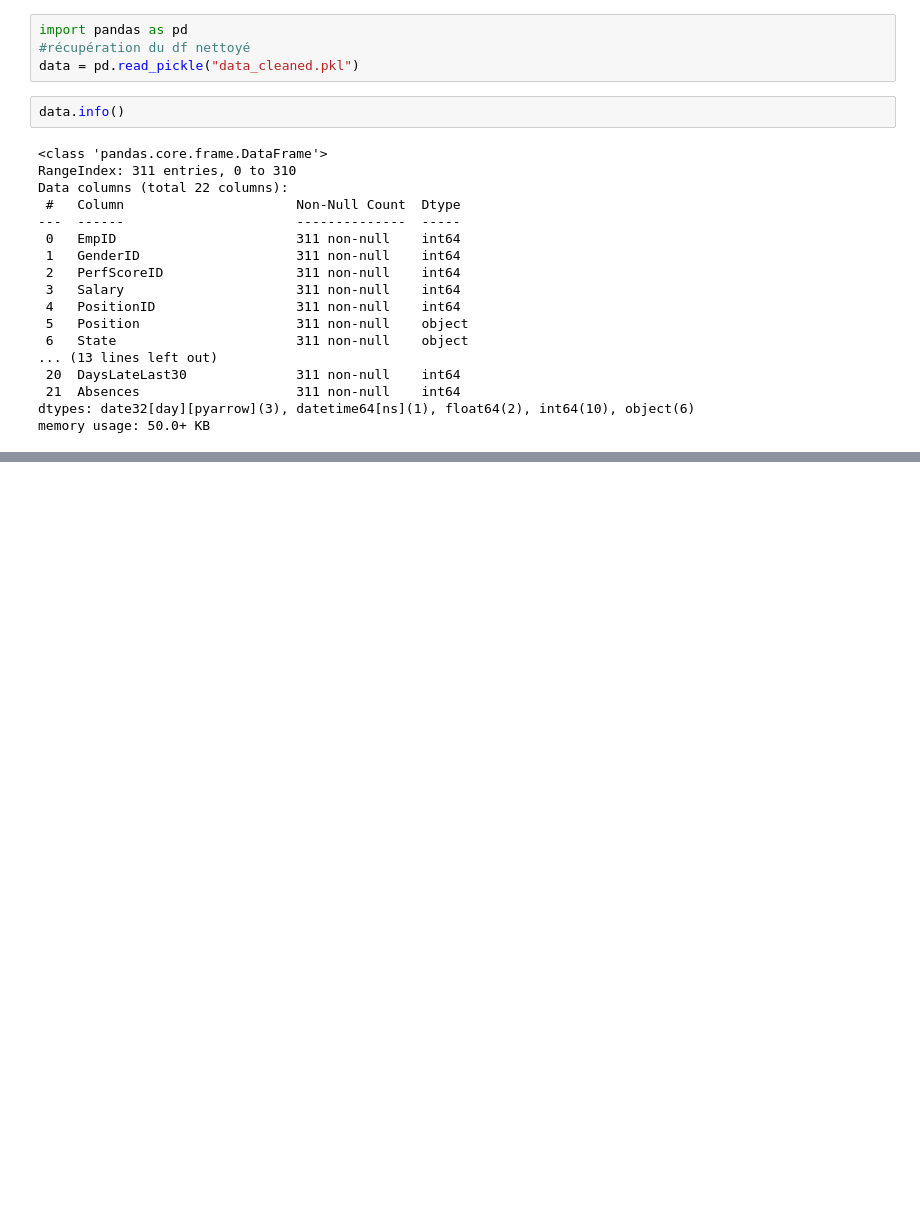
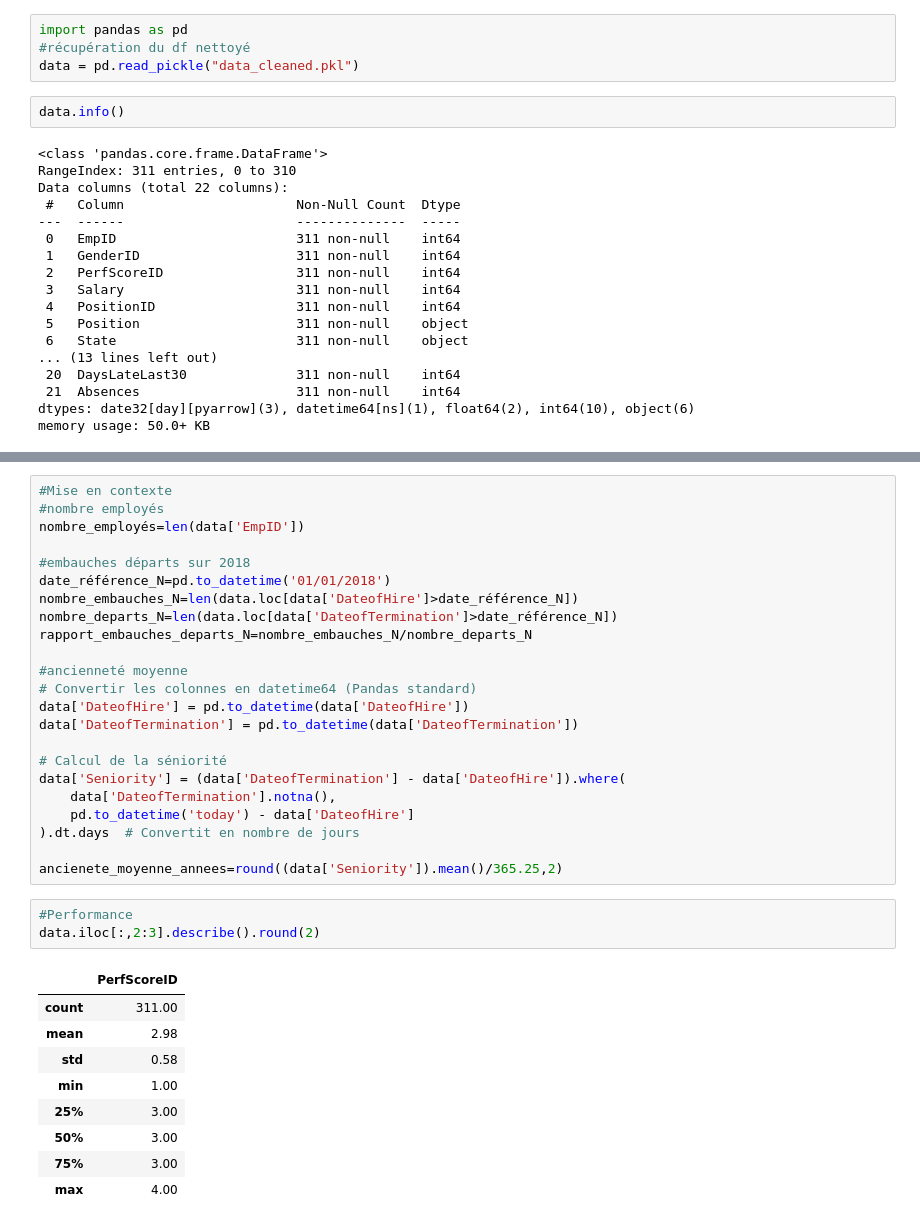
Before and after one commit to Isa31000/Projet-HR-sur-python, a Jupyter notebook: data_processing.ipynb, the cells around one changed output, grey strips where cells are left out. Drawn from its saved outputs; the diff is of its cells as text; blank space fills up the shorter version.

```diff
--- a/data_processing.ipynb
+++ b/data_processing.ipynb
@@ -39,0 +89,36 @@ Une entreprise souhaite analyser la répartition des performances des employés
+# %%
+#Mise en contexte
+#nombre employés
+nombre_employés=len(data['EmpID'])
+
+#embauches départs sur 2018
+date_référence_N=pd.to_datetime('01/01/2018')
+nombre_embauches_N=len(data.loc[data['DateofHire']>date_référence_N])
+nombre_departs_N=len(data.loc[data['DateofTermination']>date_référence_N])
+rapport_embauches_departs_N=nombre_embauches_N/nombre_departs_N
+
+#ancienneté moyenne
+# Convertir les colonnes en datetime64 (Pandas standard)
+data['DateofHire'] = pd.to_datetime(data['DateofHire'])
+data['DateofTermination'] = pd.to_datetime(data['DateofTermination'])
+
+# Calcul de la séniorité
+data['Seniority'] = (data['DateofTermination'] - data['DateofHire']).where(
+    data['DateofTermination'].notna(),
+    pd.to_datetime('today') - data['DateofHire']
+).dt.days  # Convertit en nombre de jours
+
+ancienete_moyenne_annees=round((data['Seniority']).mean()/365.25,2)
+# %%
+#Performance
+data.iloc[:,2:3].describe().round(2)
+# %% [output]
+|  | PerfScoreID |
+| count | 311.00 |
+| mean | 2.98 |
+| std | 0.58 |
+| min | 1.00 |
+| 25% | 3.00 |
+| 50% | 3.00 |
+| 75% | 3.00 |
+| max | 4.00 |
```
Also changed, not shown: parts of 7 cells of this notebook, 1 other file.
